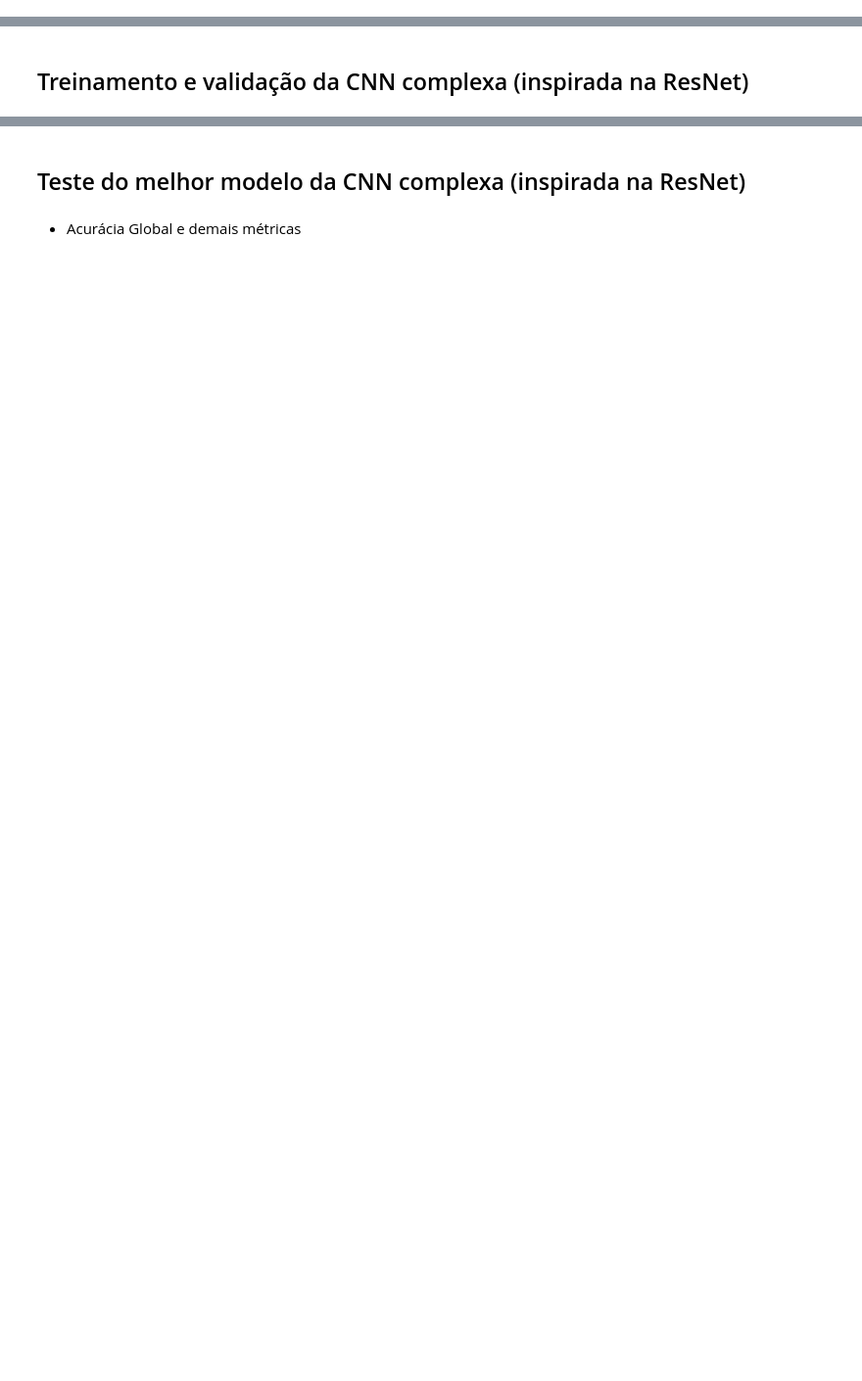
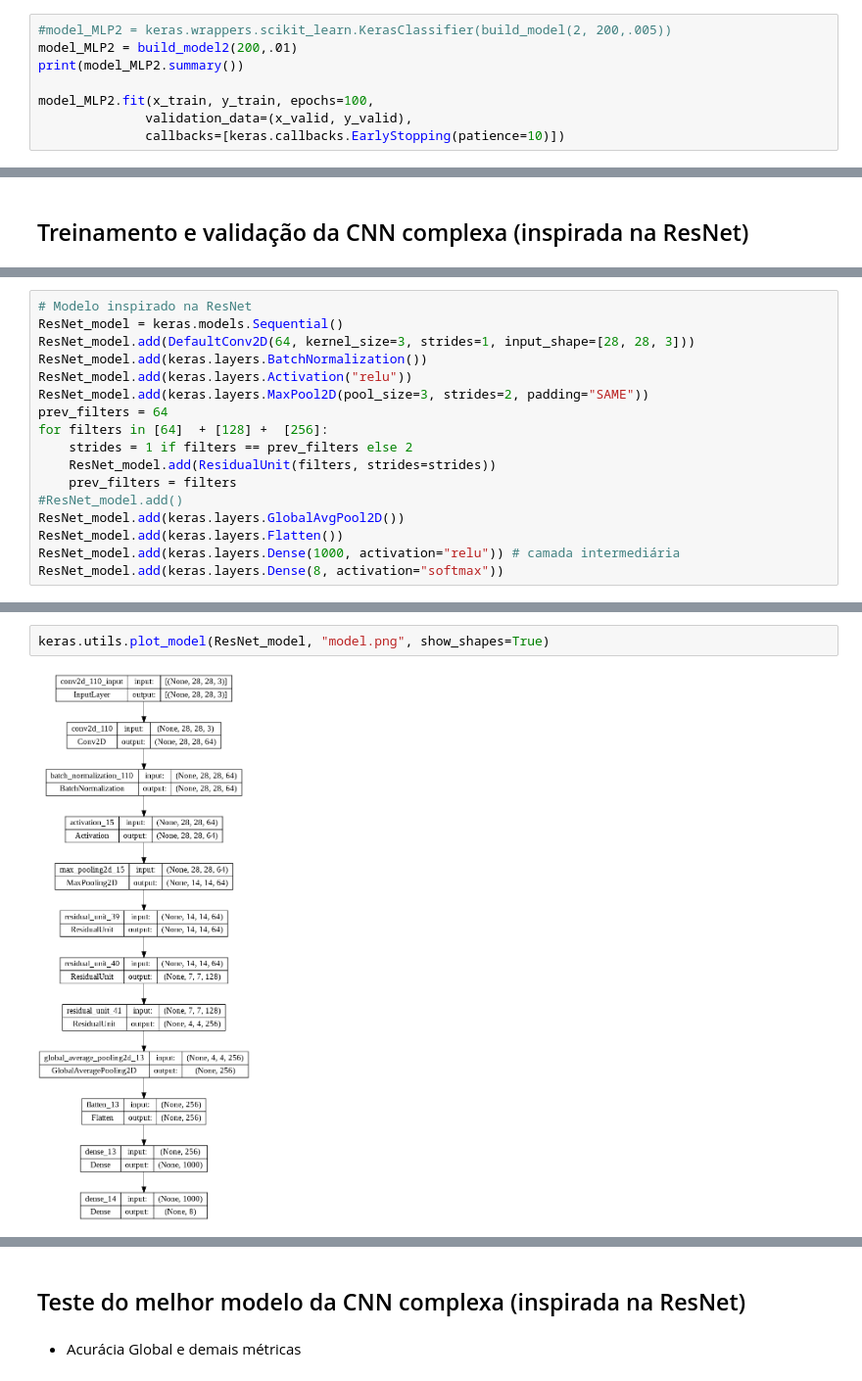
Before and after one commit to LuisLVieira/IA048, a Jupyter notebook: EFC3/efc3_221045_242448.ipynb, the cells around one changed output, grey strips where cells are left out. Shown at 98% size. Cells and saved outputs as stored; diff of their text form; blank space fills up the shorter version.

```diff
--- a/EFC3/efc3_221045_242448.ipynb
+++ b/EFC3/efc3_221045_242448.ipynb
@@ -560,0 +901,8 @@ keras.utils.plot_model(model_MLP1, "MLP_2L_model.png", show_shapes=True)
+# %%
+#model_MLP2 = keras.wrappers.scikit_learn.KerasClassifier(build_model(2, 200,.005))
+model_MLP2 = build_model2(200,.01)
+print(model_MLP2.summary())
+
+model_MLP2.fit(x_train, y_train, epochs=100,
+              validation_data=(x_valid, y_valid),
+              callbacks=[keras.callbacks.EarlyStopping(patience=10)])
@@ -1167,0 +1701,17 @@ Classe 7: 0.0003709885
+# %%
+# Modelo inspirado na ResNet
+ResNet_model = keras.models.Sequential()
+ResNet_model.add(DefaultConv2D(64, kernel_size=3, strides=1, input_shape=[28, 28, 3]))
+ResNet_model.add(keras.layers.BatchNormalization())
+ResNet_model.add(keras.layers.Activation("relu"))
+ResNet_model.add(keras.layers.MaxPool2D(pool_size=3, strides=2, padding="SAME"))
+prev_filters = 64
+for filters in [64]  + [128] +  [256]:
+    strides = 1 if filters == prev_filters else 2
+    ResNet_model.add(ResidualUnit(filters, strides=strides))
+    prev_filters = filters
+#ResNet_model.add()
+ResNet_model.add(keras.layers.GlobalAvgPool2D())
+ResNet_model.add(keras.layers.Flatten())
+ResNet_model.add(keras.layers.Dense(1000, activation="relu")) # camada intermediária
+ResNet_model.add(keras.layers.Dense(8, activation="softmax"))
@@ -1167,0 +1738,4 @@ Classe 7: 0.0003709885
+# %%
+keras.utils.plot_model(ResNet_model, "model.png", show_shapes=True)
+# %% [output]
+[figure, added]
```
Also changed, not shown: parts of 58 cells of this notebook.
